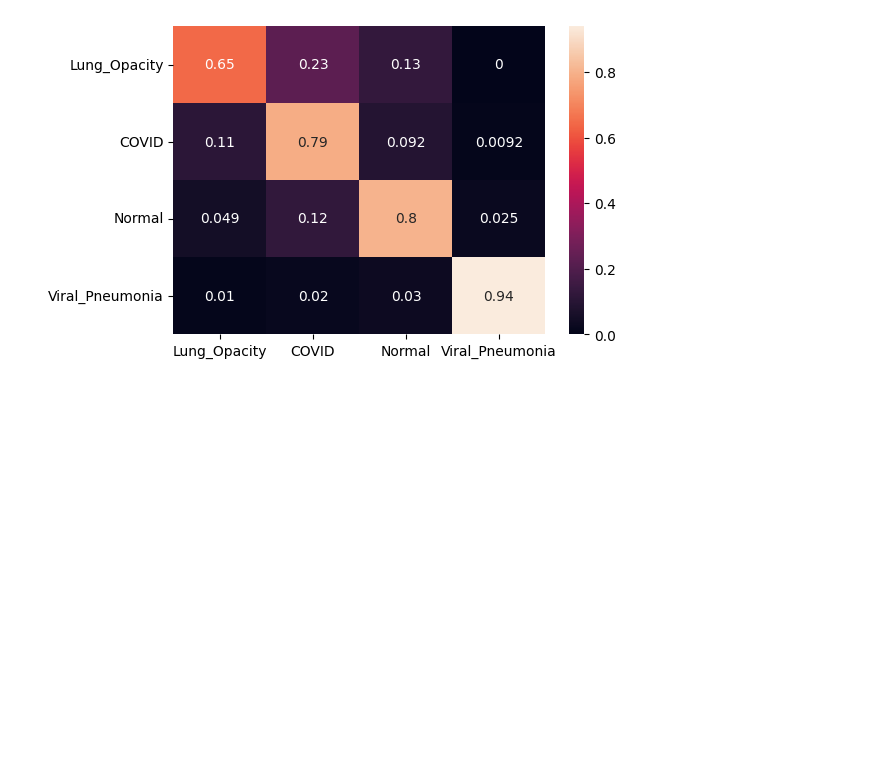
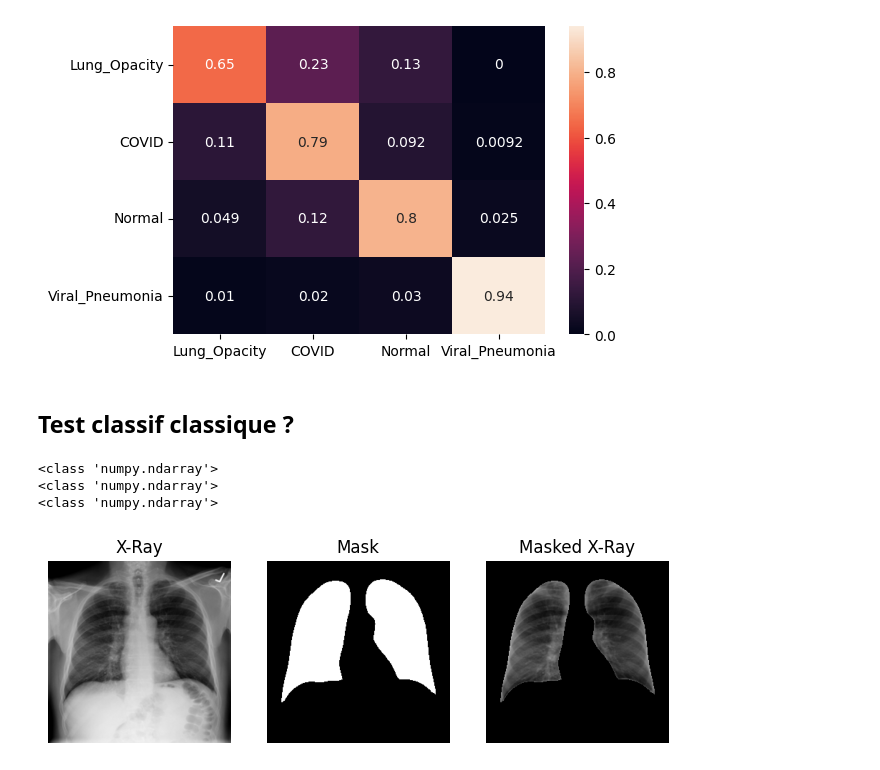
Before and after one commit to mmelkowski/radio_pulmo, a Jupyter notebook: notebooks/MME_notebook.ipynb, the cells around one changed output. Drawn from its saved outputs; the diff is of its cells as text; code cells hidden in the pictures; blank space fills up the shorter version.

```diff
--- a/notebooks/MME_notebook.ipynb
+++ b/notebooks/MME_notebook.ipynb
@@ -15,10 +15,15 @@ import pathlib
 #### Config
 # %%
 # config
-data_folder_path = pathlib.Path("/home/tylio/code/Project_radio_pulmo/code/radio_pulmo/data/raw/COVID-19_Radiography_Dataset")
-output_path = pathlib.Path("/home/tylio/code/Project_radio_pulmo/code/radio_pulmo/data/processed/covid_19_masked_tiny_500")
+# chemin relatif vers le dossier data
+path_to_data = pathlib.Path("../data")
+
+data_folder_path = path_to_data / "raw" / "COVID-19_Radiography_Dataset"
+output_path = path_to_data / "processed" / "covid_19_masked_tiny_500"
 folder_to_process = ["Lung_Opacity","COVID","Normal","Viral_Pneumonia"]
 
 # Setting to output a smaller dataset of tiny_size number of images per type
 make_tiny = True
 tiny_size = 500
+
+print(data_folder_path)
@@ -1358,3 +1368,36 @@ sn.heatmap(df_cm, annot=True)
 # %% [output]
 <Axes: >
 [figure]
+# %% [markdown]
+## Test classif classique ?
+# %%
+# affichage d'une images par type
+import matplotlib.pyplot as plt
+import cv2
+
+def plot_fig(title, img_path, location):
+    image = cv2.imread(img_path, cv2.IMREAD_COLOR)
+    print(type(image))
+    plt.subplot(1, 3, location)
+    plt.axis('off')
+    plt.imshow(image)
+    plt.title(title)
+
+
+plt.figure(figsize=(8,8))
+j=1
+img = "../data/raw/COVID-19_Radiography_Dataset/Normal/images/Normal-12.png"
+mask = "/home/tylio/code/Project_radio_pulmo/code/radio_pulmo/data/raw/COVID-19_Radiography_Dataset/Normal/masks/Normal-12.png"
+masked = "/home/tylio/code/Project_radio_pulmo/code/radio_pulmo/data/processed/covid_19_masked_tiny/Normal/Normal-12.png_masked.png"
+
+plot_fig("X-Ray", img, j)
+j+=1
+plot_fig("Mask", mask, j)
+j+=1
+plot_fig("Masked X-Ray", masked, j)
+j+=1
+# %% [output]
+<class 'numpy.ndarray'>
+<class 'numpy.ndarray'>
+<class 'numpy.ndarray'>
+[figure, added]
```
Also changed, not shown: parts of 7 cells of this notebook.
